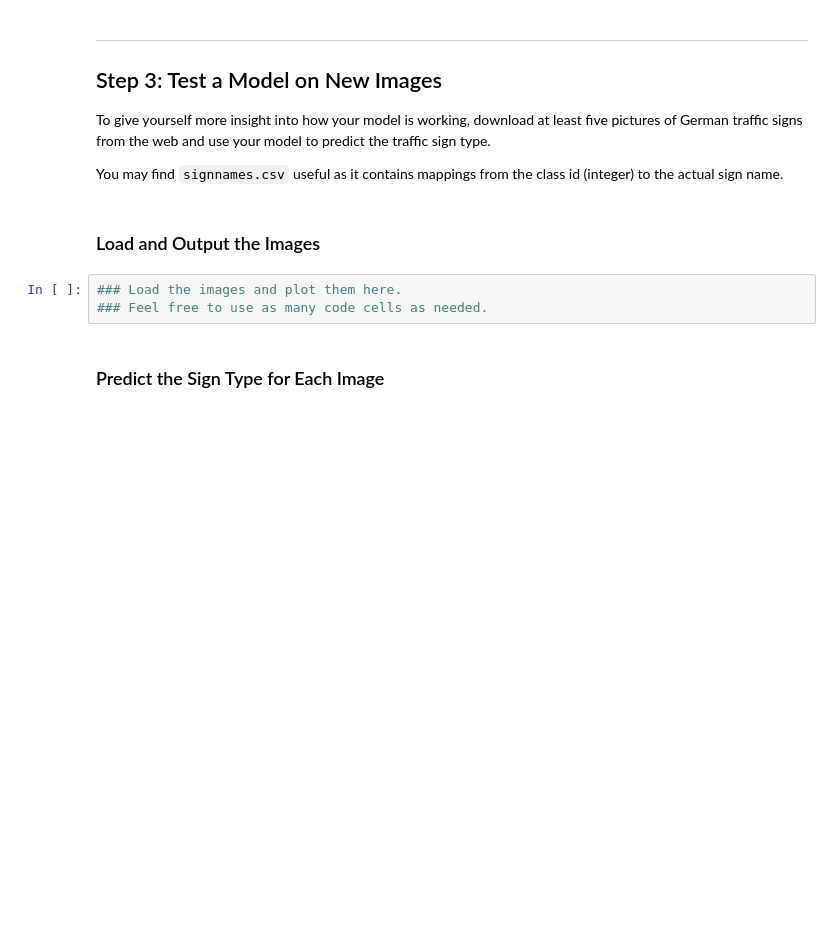
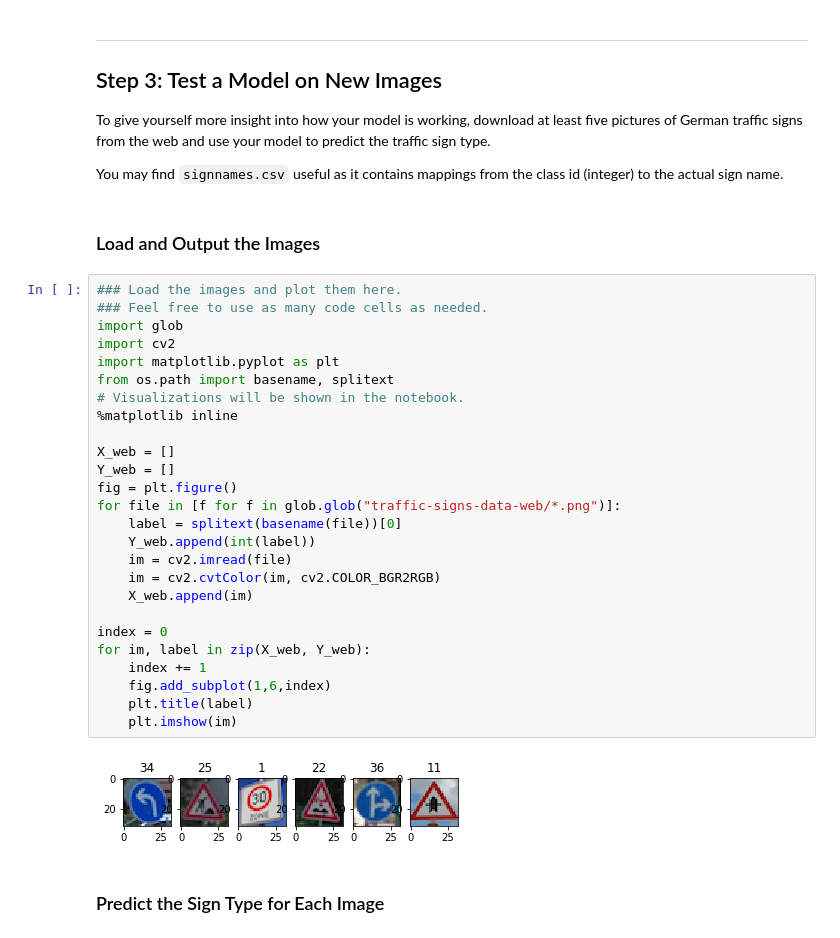
Before and after one commit to writetovibhor/CarND-Traffic-Sign-Classifier-Project, a Jupyter notebook: Traffic_Sign_Classifier.ipynb, the cells around one changed output. Drawn from its saved outputs; the diff is of its cells as text; blank space fills up the shorter version.

```diff
--- a/Traffic_Sign_Classifier.ipynb
+++ b/Traffic_Sign_Classifier.ipynb
@@ -312,9 +394,34 @@ To give yourself more insight into how your model is working, download at least
 You may find `signnames.csv` useful as it contains mappings from the class id (integer) to the actual sign name.
 # %% [markdown]
 ### Load and Output the Images
-# %%
-### Load the images and plot them here.
-### Feel free to use as many code cells as needed.
+# %%
+### Load the images and plot them here.
+### Feel free to use as many code cells as needed.
+import glob
+import cv2
+import matplotlib.pyplot as plt
+from os.path import basename, splitext
+# Visualizations will be shown in the notebook.
+%matplotlib inline
+
+X_web = []
+Y_web = []
+fig = plt.figure()
+for file in [f for f in glob.glob("traffic-signs-data-web/*.png")]:
+    label = splitext(basename(file))[0]
+    Y_web.append(int(label))
+    im = cv2.imread(file)
+    im = cv2.cvtColor(im, cv2.COLOR_BGR2RGB)
+    X_web.append(im)
+
+index = 0
+for im, label in zip(X_web, Y_web):
+    index += 1
+    fig.add_subplot(1,6,index)
+    plt.title(label)
+    plt.imshow(im)
+# %% [output]
+[figure, added]
 # %% [markdown]
 ### Predict the Sign Type for Each Image
 # %%
```
Also changed, not shown: parts of 20 cells of this notebook, 7 other files.
